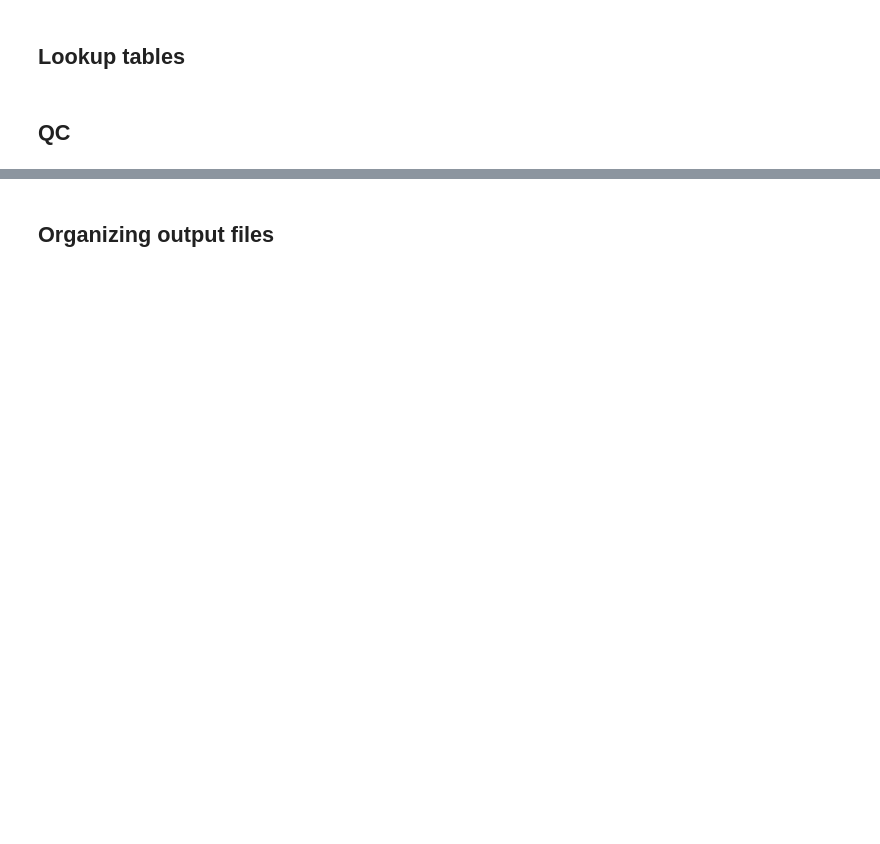
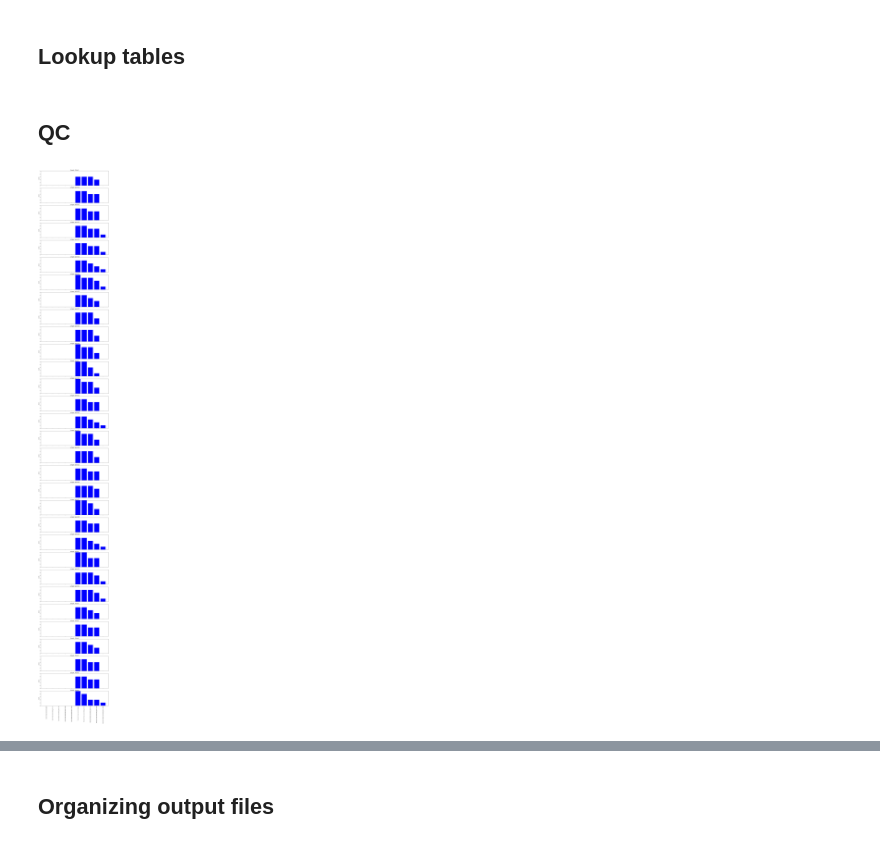
Before and after one commit to StergachisLab/IsoRanker, a Jupyter notebook: examples/Expression_AllelicImbalance/Expression_AllelicImbalance.ipynb, the cells around one changed output, grey strips where cells are left out. Drawn from its saved outputs; the diff is of its cells as text; code cells hidden in the pictures; blank space fills up the shorter version.

```diff
--- a/examples/Expression_AllelicImbalance/Expression_AllelicImbalance.ipynb
+++ b/examples/Expression_AllelicImbalance/Expression_AllelicImbalance.ipynb
@@ -262,7 +313,7 @@ analyze_isoforms(long_format_annotated, "isoform_diversity.csv.gz", "Isoform")
 # Gene diversity plot
 ###################################
 
-df = pd.read_csv("gene_diversity.csv.gz", compression = "gzip")
+df = pd.read_csv("gene_diversity.tsv.gz", compression = "gzip", sep="\t")
 
 # Drop 'Cyclo Total Reads' and 'Noncyclo Total Reads' columns
 df_filtered = df.drop(columns=["Cyclo Total Reads", "Noncyclo Total Reads"])
@@ -271,33 +322,35 @@ df_filtered = df.drop(columns=["Cyclo Total Reads", "Noncyclo Total Reads"])
 cyclo_color = "red"
 noncyclo_color = "blue"
 
 # Determine a common y-axis limit for all plots
 y_max = df_filtered.drop(columns=["Sample"]).max().max()
 
 # Create subplots for each sample
 num_samples = len(df_filtered["Sample"])
 fig, axes = plt.subplots(nrows=num_samples, figsize=(12, num_samples * 3), sharex=True, sharey=True)
 
 # If only one sample, make axes iterable
 if num_samples == 1:
     axes = [axes]
 
 # Loop through each sample and create a separate bar plot
 for ax, sample in zip(axes, df_filtered["Sample"]):
     sample_data = df_filtered[df_filtered["Sample"] == sample].drop(columns=["Sample"]).T
     colors = [cyclo_color if "Cyclo" in col else noncyclo_color for col in sample_data.index]
 
     ax.bar(sample_data.index, sample_data.iloc[:, 0], color=colors)
     ax.set_title(f"Sample: {sample}")
     ax.set_ylabel("Count")
     ax.set_ylim(0, y_max)  # Set common y-axis limit
     ax.tick_params(axis="x", rotation=90)
 
 # Formatting
 plt.tight_layout()
 
 # Save to PDF
 plt.savefig("gene_diversity.pdf", format="pdf")
+# %% [output]
+[figure, added]
 # %%
 ###################################
 # Isoform diversity plot
```
Also changed, not shown: parts of 14 cells of this notebook, 33 other files.
